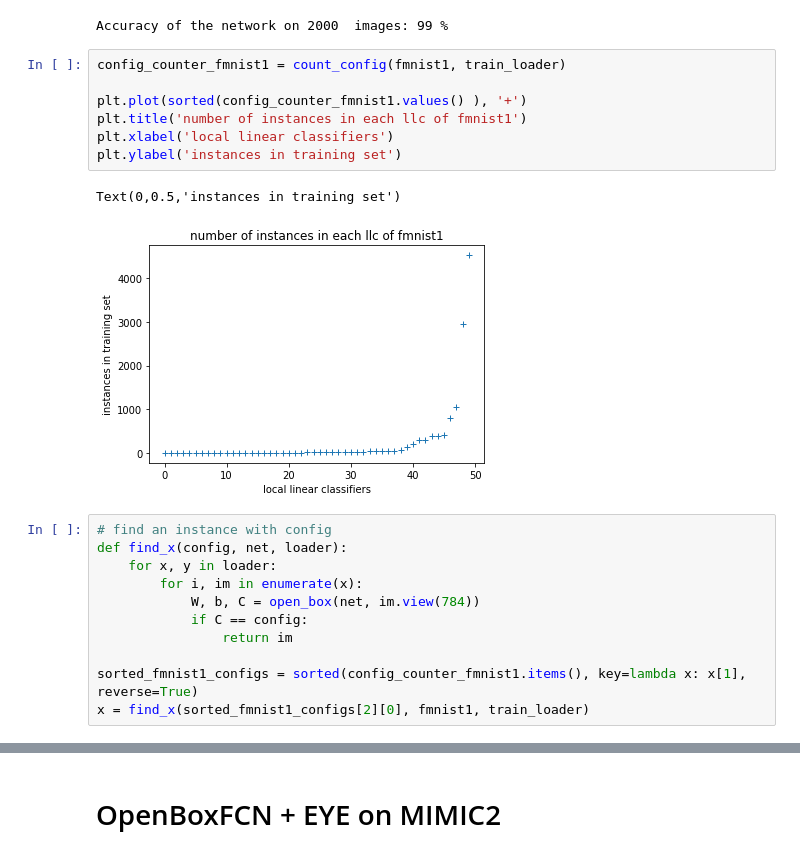
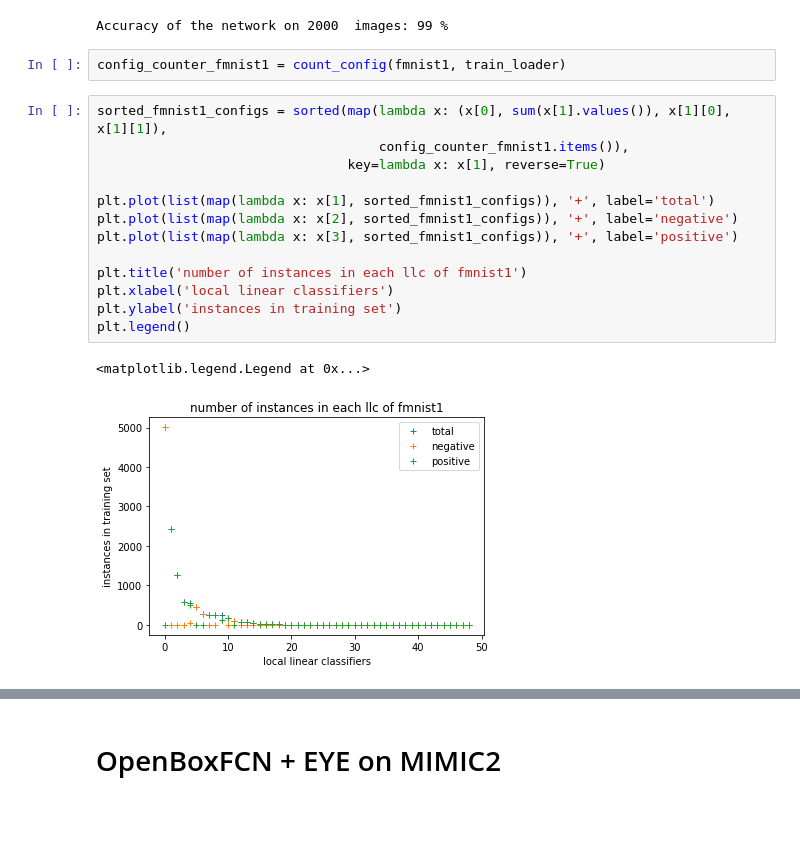
Before and after one commit to nathanwang000/OpenboxEYE, a Jupyter notebook: OpenBoxEYE.ipynb, the cells around one changed output, grey strips where cells are left out. Cells and saved outputs as stored; diff of their text form; blank space fills up the shorter version.

```diff
--- a/OpenBoxEYE.ipynb
+++ b/OpenBoxEYE.ipynb
@@ -361,25 +381,22 @@ Finished Training in 16s
 show_acc(fmnist1, test_loader)
 # %% [output]
 Accuracy of the network on 2000  images: 99 %
-# %%
-config_counter_fmnist1 = count_config(fmnist1, train_loader)
-
-plt.plot(sorted(config_counter_fmnist1.values() ), '+')
-plt.title('number of instances in each llc of fmnist1')
-plt.xlabel('local linear classifiers')
-plt.ylabel('instances in training set')
-# %% [output]
-Text(0,0.5,'instances in training set')
-[figure, removed]
-# %%
-# find an instance with config
-def find_x(config, net, loader):
-    for x, y in loader:
-        for i, im in enumerate(x):
-            W, b, C = open_box(net, im.view(784))
-            if C == config:
-                return im
-
-sorted_fmnist1_configs = sorted(config_counter_fmnist1.items(), key=lambda x: x[1], reverse=True)
-x = find_x(sorted_fmnist1_configs[2][0], fmnist1, train_loader)
+# %%
+config_counter_fmnist1 = count_config(fmnist1, train_loader)
+# %%
+sorted_fmnist1_configs = sorted(map(lambda x: (x[0], sum(x[1].values()), x[1][0], x[1][1]),
+                                    config_counter_fmnist1.items()),
+                                key=lambda x: x[1], reverse=True)
+
+plt.plot(list(map(lambda x: x[1], sorted_fmnist1_configs)), '+', label='total')
+plt.plot(list(map(lambda x: x[2], sorted_fmnist1_configs)), '+', label='negative')
+plt.plot(list(map(lambda x: x[3], sorted_fmnist1_configs)), '+', label='positive')
+
+plt.title('number of instances in each llc of fmnist1')
+plt.xlabel('local linear classifiers')
+plt.ylabel('instances in training set')
+plt.legend()
+# %% [output]
+<matplotlib.legend.Legend at 0x...>
+[figure, added]
 # %%
```
Also changed, not shown: parts of 10 cells of this notebook.
